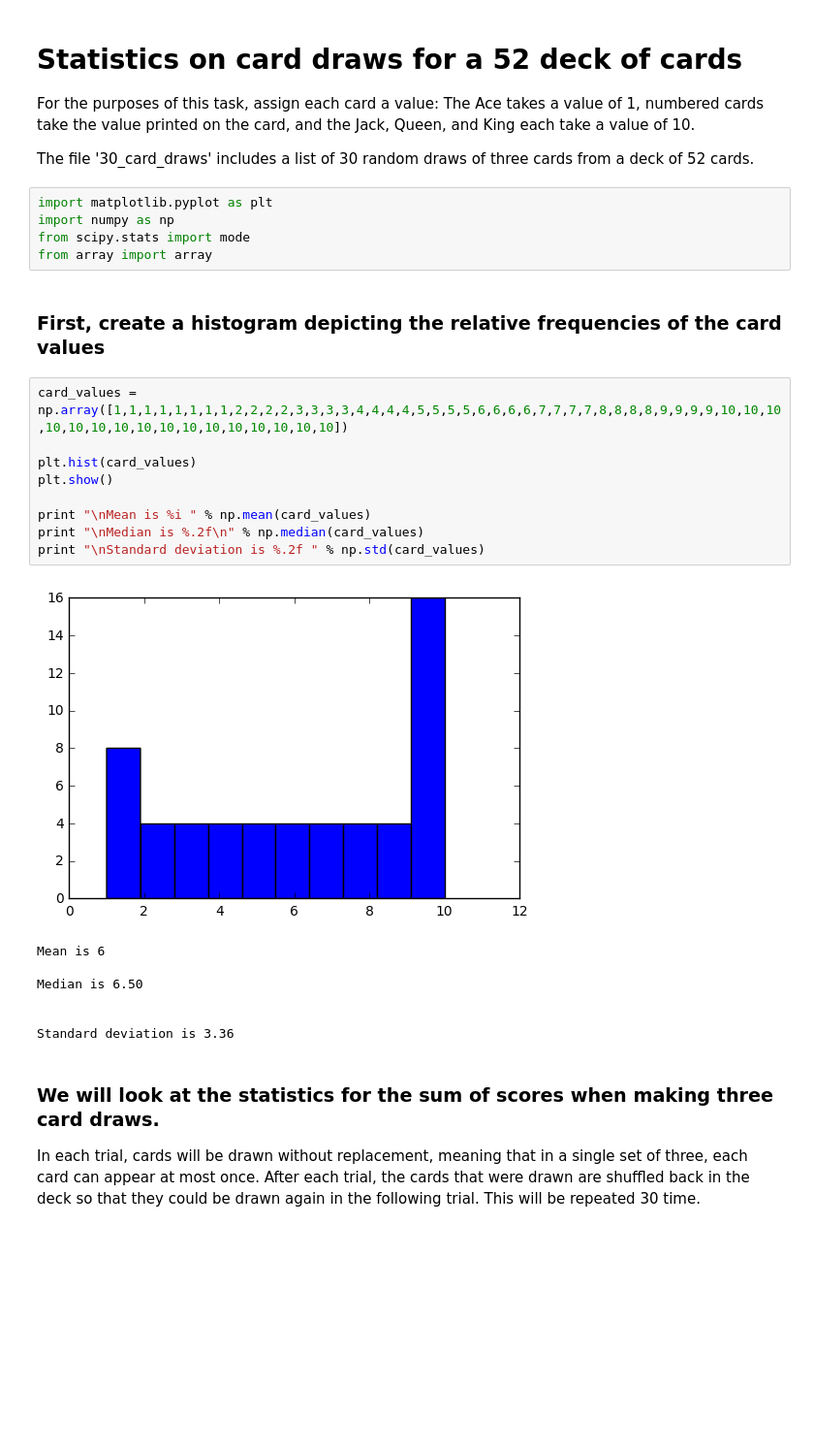
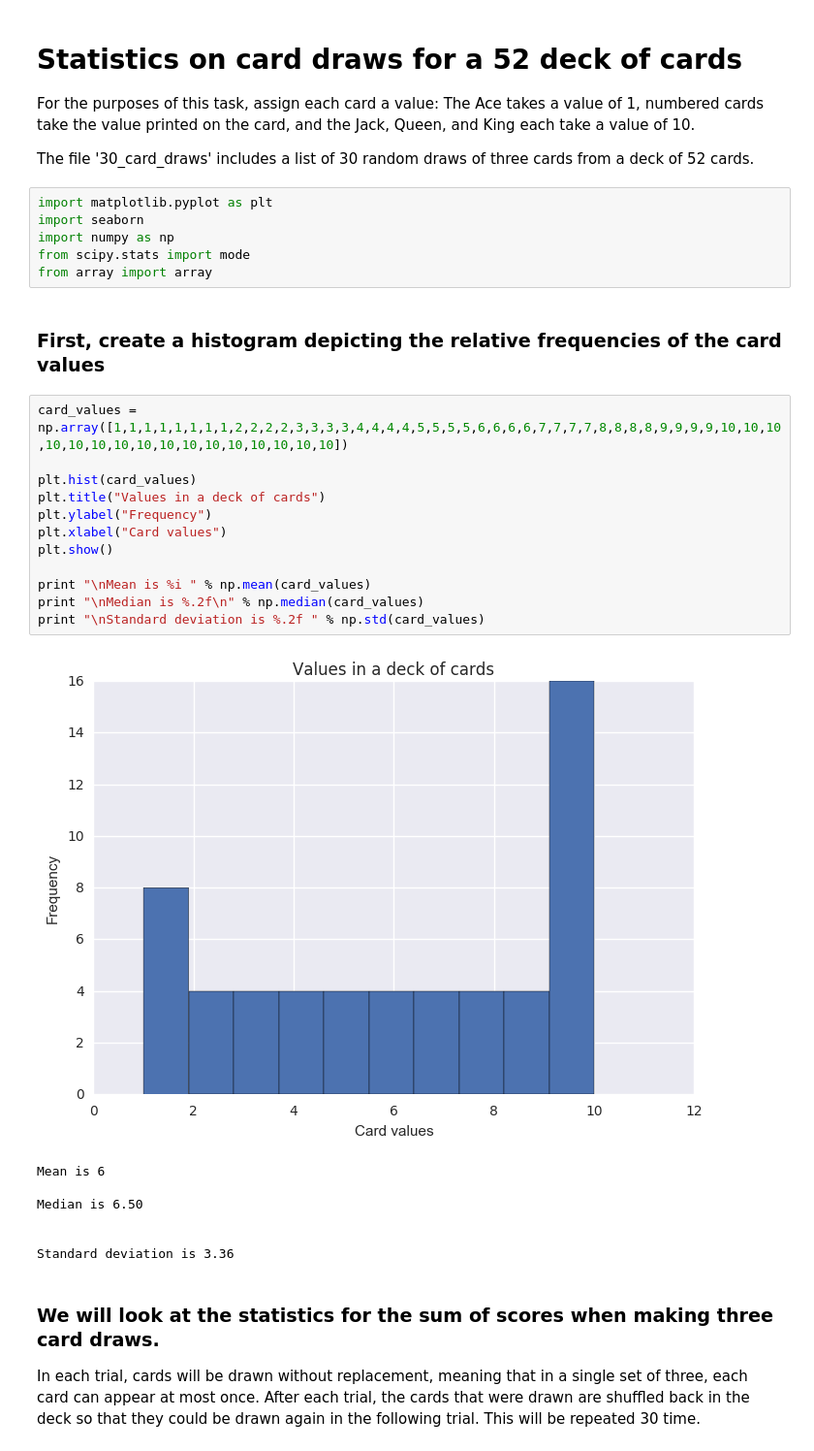
Before and after one commit to sian-nadin/Card-draw-statistics, a Jupyter notebook: Descriptive stats project.ipynb, the cells around one changed output. Shown: that part at 97% size. Cells and saved outputs as stored; diff of their text form; blank space fills up the shorter version.

```diff
--- a/Descriptive stats project.ipynb
+++ b/Descriptive stats project.ipynb
@@ -6,6 +6,7 @@ For the purposes of this task, assign each card a value: The Ace takes a value o
 The file '30_card_draws' includes a list of 30 random draws of three cards from a deck of 52 cards.
 # %%
 import matplotlib.pyplot as plt
+import seaborn
 import numpy as np
 from scipy.stats import mode
 from array import array
@@ -14,14 +15,17 @@ from array import array
 # %%
 card_values = np.array([1,1,1,1,1,1,1,1,2,2,2,2,3,3,3,3,4,4,4,4,5,5,5,5,6,6,6,6,7,7,7,7,8,8,8,8,9,9,9,9,10,10,10,10,10,10,10,10,10,10,10,10,10,10,10,10])
 
 plt.hist(card_values)
+plt.title("Values in a deck of cards")
+plt.ylabel("Frequency")
+plt.xlabel("Card values")
 plt.show()
 
 print "\nMean is %i " % np.mean(card_values)
 print "\nMedian is %.2f\n" % np.median(card_values)
 print "\nStandard deviation is %.2f " % np.std(card_values)
 # %% [output]
-[figure, old version]
+[figure, new version]
 Mean is 6
 
 Median is 6.50
```
Also changed, not shown: parts of 2 cells of this notebook, 3 other files.
